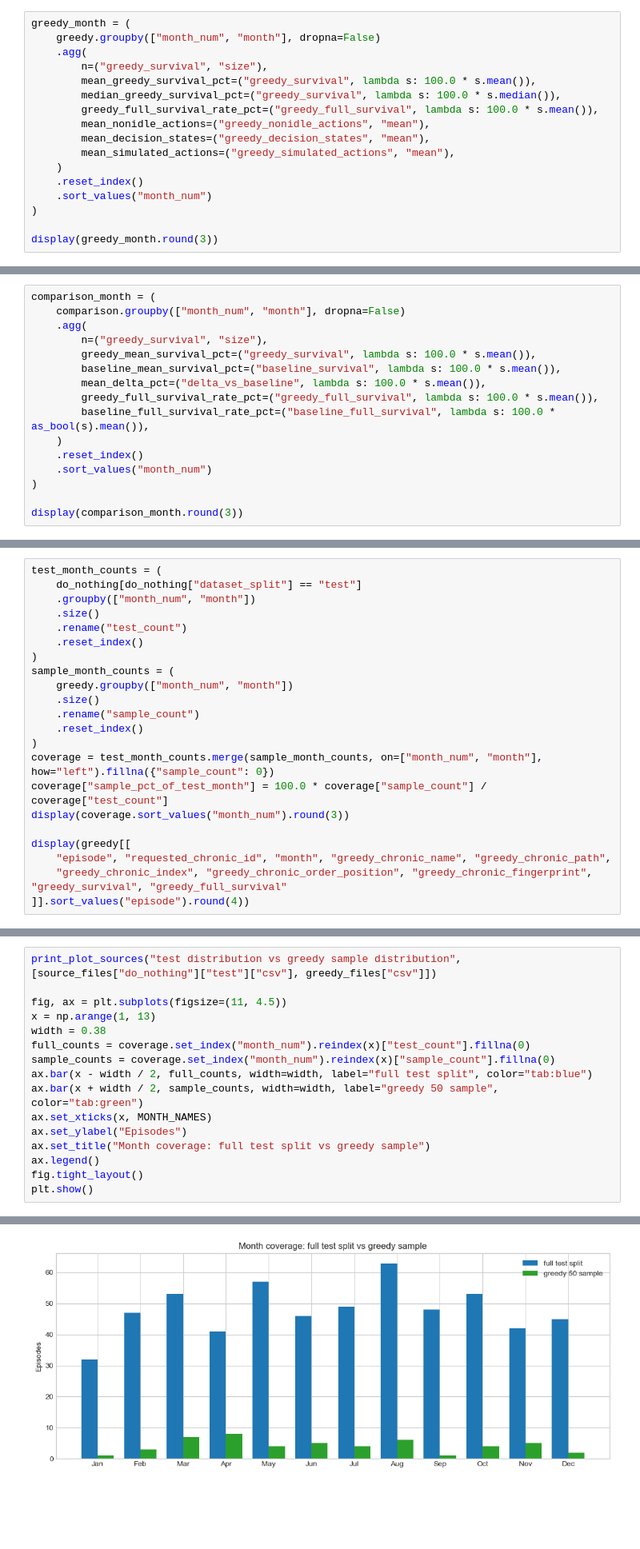
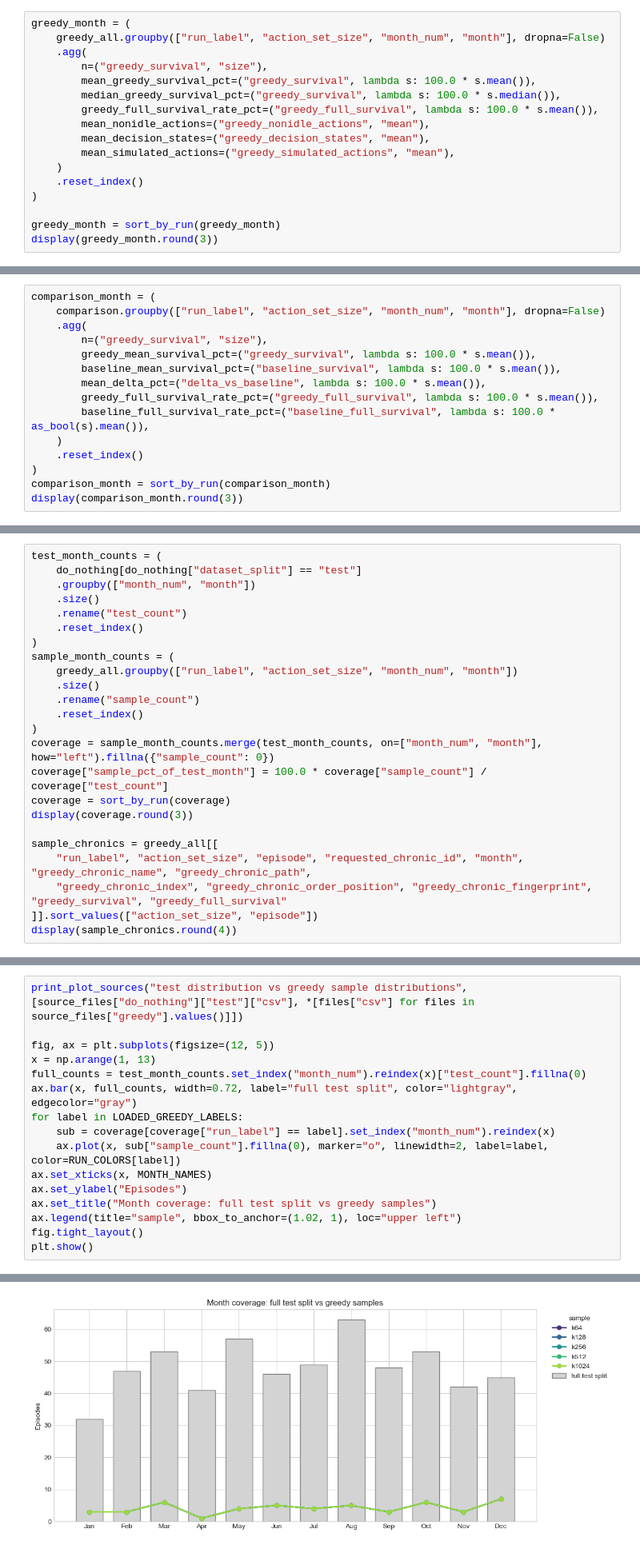
Before and after one commit to corentinplumet/RL_Marl2grid, a Jupyter notebook: Topology_Task/analysis/metrics/notebooks/teacher_student/wcci_monthly_do_nothing_greedy_analysis.ipynb, the cells around one changed output, grey strips where cells are left out. Shown at 80% size. Saved outputs shown, nothing was run; the diff lists cells and outputs as text; blank space fills up the shorter version.

```diff
--- a/Topology_Task/analysis/metrics/notebooks/teacher_student/wcci_monthly_do_nothing_greedy_analysis.ipynb
+++ b/Topology_Task/analysis/metrics/notebooks/teacher_student/wcci_monthly_do_nothing_greedy_analysis.ipynb
@@ -315,6 +583,6 @@ Plot source files for do-nothing monthly counts and full-survival rates:
 # %%
 greedy_month = (
-    greedy.groupby(["month_num", "month"], dropna=False)
+    greedy_all.groupby(["run_label", "action_set_size", "month_num", "month"], dropna=False)
     .agg(
         n=("greedy_survival", "size"),
         mean_greedy_survival_pct=("greedy_survival", lambda s: 100.0 * s.mean()),
@@ -325,8 +593,8 @@ greedy_month = (
         mean_simulated_actions=("greedy_simulated_actions", "mean"),
     )
     .reset_index()
-    .sort_values("month_num")
 )
 
+greedy_month = sort_by_run(greedy_month)
 display(greedy_month.round(3))
 # %% [output]
@@ -453,6 +759,6 @@ Baseline source: downloaded full-test do-nothing CSV matched by fingerprint
 # %%
 comparison_month = (
-    comparison.groupby(["month_num", "month"], dropna=False)
+    comparison.groupby(["run_label", "action_set_size", "month_num", "month"], dropna=False)
     .agg(
         n=("greedy_survival", "size"),
         greedy_mean_survival_pct=("greedy_survival", lambda s: 100.0 * s.mean()),
@@ -462,8 +768,7 @@ comparison_month = (
         baseline_full_survival_rate_pct=("baseline_full_survival", lambda s: 100.0 * as_bool(s).mean()),
     )
     .reset_index()
-    .sort_values("month_num")
 )
-
+comparison_month = sort_by_run(comparison_month)
 display(comparison_month.round(3))
 # %% [output]
@@ -538,17 +881,19 @@ test_month_counts = (
     .reset_index()
 )
 sample_month_counts = (
-    greedy.groupby(["month_num", "month"])
+    greedy_all.groupby(["run_label", "action_set_size", "month_num", "month"])
     .size()
     .rename("sample_count")
     .reset_index()
 )
-coverage = test_month_counts.merge(sample_month_counts, on=["month_num", "month"], how="left").fillna({"sample_count": 0})
+coverage = sample_month_counts.merge(test_month_counts, on=["month_num", "month"], how="left").fillna({"sample_count": 0})
 coverage["sample_pct_of_test_month"] = 100.0 * coverage["sample_count"] / coverage["test_count"]
-display(coverage.sort_values("month_num").round(3))
+coverage = sort_by_run(coverage)
+display(coverage.round(3))
 
-display(greedy[[
-    "episode", "requested_chronic_id", "month", "greedy_chronic_name", "greedy_chronic_path",
+sample_chronics = greedy_all[[
+    "run_label", "action_set_size", "episode", "requested_chronic_id", "month", "greedy_chronic_name", "greedy_chronic_path",
     "greedy_chronic_index", "greedy_chronic_order_position", "greedy_chronic_fingerprint", "greedy_survival", "greedy_full_survival"
-]].sort_values("episode").round(4))
+]].sort_values(["action_set_size", "episode"])
+display(sample_chronics.round(4))
 # %% [output]
@@ -585,17 +930,17 @@ display(greedy[[
 # %%
-print_plot_sources("test distribution vs greedy sample distribution", [source_files["do_nothing"]["test"]["csv"], greedy_files["csv"]])
+print_plot_sources("test distribution vs greedy sample distributions", [source_files["do_nothing"]["test"]["csv"], *[files["csv"] for files in source_files["greedy"].values()]])
 
-fig, ax = plt.subplots(figsize=(11, 4.5))
+fig, ax = plt.subplots(figsize=(12, 5))
 x = np.arange(1, 13)
-width = 0.38
-full_counts = coverage.set_index("month_num").reindex(x)["test_count"].fillna(0)
-sample_counts = coverage.set_index("month_num").reindex(x)["sample_count"].fillna(0)
-ax.bar(x - width / 2, full_counts, width=width, label="full test split", color="tab:blue")
-ax.bar(x + width / 2, sample_counts, width=width, label="greedy 50 sample", color="tab:green")
+full_counts = test_month_counts.set_index("month_num").reindex(x)["test_count"].fillna(0)
+ax.bar(x, full_counts, width=0.72, label="full test split", color="lightgray", edgecolor="gray")
+for label in LOADED_GREEDY_LABELS:
+    sub = coverage[coverage["run_label"] == label].set_index("month_num").reindex(x)
+    ax.plot(x, sub["sample_count"].fillna(0), marker="o", linewidth=2, label=label, color=RUN_COLORS[label])
 ax.set_xticks(x, MONTH_NAMES)
 ax.set_ylabel("Episodes")
-ax.set_title("Month coverage: full test split vs greedy sample")
-ax.legend()
+ax.set_title("Month coverage: full test split vs greedy samples")
+ax.legend(title="sample", bbox_to_anchor=(1.02, 1), loc="upper left")
 fig.tight_layout()
 plt.show()
 # %% [output]
@@ -605 +954 @@ Plot source files for test distribution vs greedy sample distribution:
-[figure, old version]
+[figure, new version]
```
Also changed, not shown: parts of 26 cells of this notebook, 10 other files.
